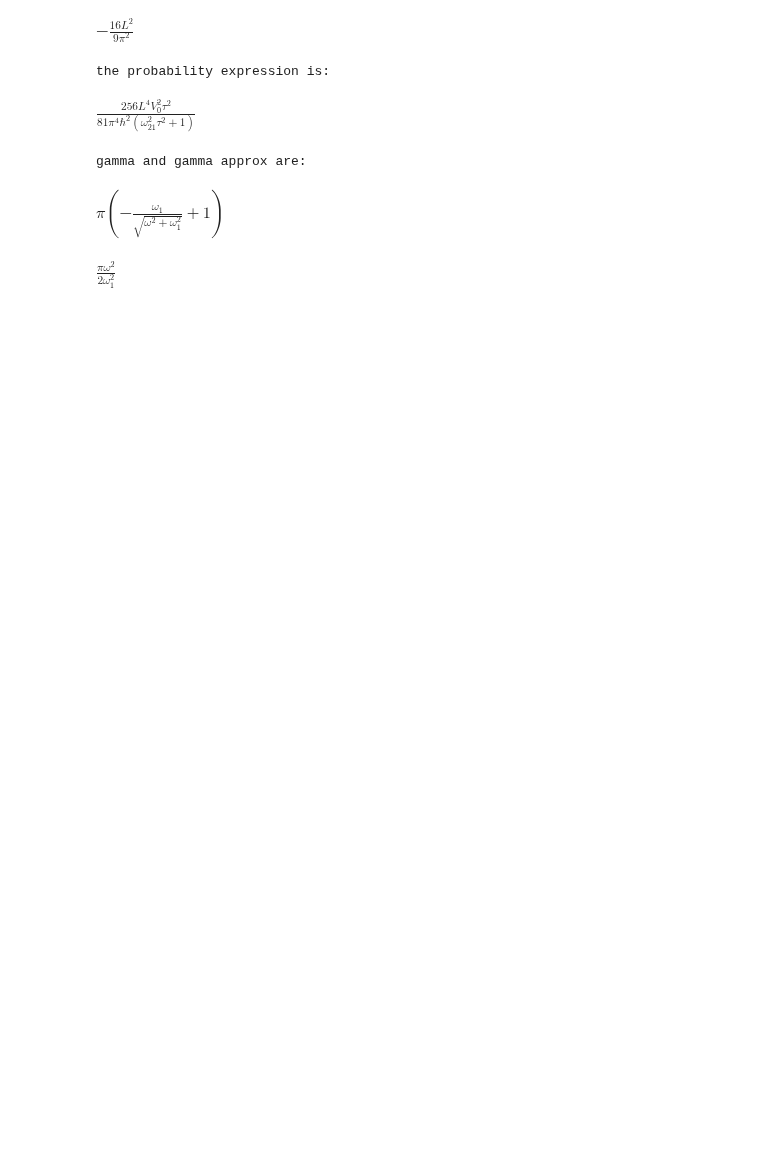
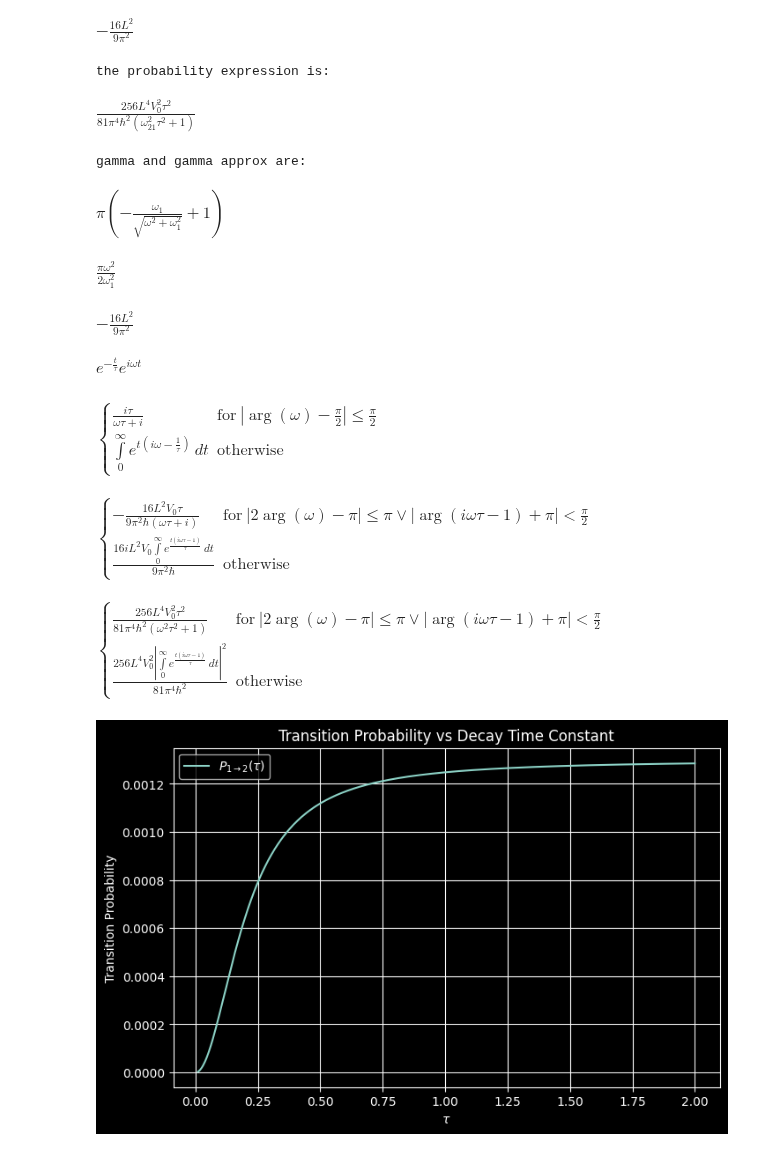
Before and after one commit to Aweymouth13/hwsolutions, a Jupyter notebook: Q_Computation_Morales/HW4/hw4.ipynb, the cells around one changed output. Drawn from its saved outputs; the diff is of its cells as text; code cells hidden in the pictures; blank space fills up the shorter version.

```diff
--- a/Q_Computation_Morales/HW4/hw4.ipynb
+++ b/Q_Computation_Morales/HW4/hw4.ipynb
@@ -225,3 +228,58 @@ display(gamma_exact, gamma_approx)
 gamma and gamma approx are:
 $\displaystyle \pi \left(- \frac{\omega_{1}}{\sqrt{\omega^{2} + \omega_{1}^{2}}} + 1\right)$
 $\displaystyle \frac{\pi \omega^{2}}{2 \omega_{1}^{2}}$
+# %%
+## problem 3
+
+#symbols
+t, T, tau = sp.symbols('t T tau', real=True, positive=True)
+V0, L, hbar = sp.symbols('V0 L hbar', real=True, positive=True)
+omega = sp.symbols('omega', real=True)
+pi = sp.pi
+
+#matrix element from my hand calculation
+matrix_element = -16*L**2 / (9*pi**2)
+
+#time-dependent part of amplitude integral
+integrand = sp.exp(sp.I * omega * t) * sp.exp(-t / tau)
+integral_result = sp.integrate(integrand, (t, 0, sp.oo))
+integral_result_simplified = sp.simplify(integral_result)
+
+#full amplitude
+c_2_1 = (V0 * matrix_element / (sp.I * hbar)) * integral_result_simplified
+c_2_1_simplified = sp.simplify(c_2_1)
+
+#probability
+P = sp.simplify(sp.Abs(c_2_1_simplified)**2)
+
+display(matrix_element,integrand,integral_result_simplified,c_2_1_simplified,P)
+#arbitrary numerical display P v. Tau
+# constants
+V0_val = 1
+L_val = 1
+hbar_val = 1
+omega_val = 5
+
+#tau values
+tau_vals = np.linspace(0.01, 2, 500)
+
+#probability formula
+P_vals = (256 * V0_val**2 * L_val**4 * tau_vals**2) / (81 * np.pi**4 * hbar_val**2 * (omega_val**2 * tau_vals**2 + 1))
+
+#plot
+plt.figure(figsize=(8,5))
+plt.plot(tau_vals, P_vals, label=r'$P_{1 \to 2}(\tau)$')
+plt.xlabel(r'$\tau$')
+plt.ylabel('Transition Probability')
+plt.title('Transition Probability vs Decay Time Constant')
+plt.grid(True)
+plt.legend()
+plt.savefig('p3_transition_v_tau.png',dpi=600)
+plt.show()
+# %% [output]
+$\displaystyle - \frac{16 L^{2}}{9 \pi^{2}}$
+$\displaystyle e^{- \frac{t}{\tau}} e^{i \omega t}$
+$\displaystyle \begin{cases} \frac{i \tau}{\omega \tau + i} & \text{for}\: \left|{\arg{\left(\omega \right)} - \frac{\pi}{2}}\right| \leq \frac{\pi}{2} \\\int\limits_{0}^{\infty} e^{t \left(i \omega - \frac{1}{\tau}\right)}\, dt & \text{otherwise} \end{cases}$
+$\displaystyle \begin{cases} - \frac{16 L^{2} V_{0} \tau}{9 \pi^{2} \hbar \left(\omega \tau + i\right)} & \text{for}\: \left|{2 \arg{\left(\omega \right)} - \pi}\right| \leq \pi \vee \left|{\arg{\left(i \omega \tau - 1 \right)} + \pi}\right| < \frac{\pi}{2} \\\frac{16 i L^{2} V_{0} \int\limits_{0}^{\infty} e^{\frac{t \left(i \omega \tau - 1\right)}{\tau}}\, dt}{9 \pi^{2} \hbar} & \text{otherwise} \end{cases}$
+$\displaystyle \begin{cases} \frac{256 L^{4} V_{0}^{2} \tau^{2}}{81 \pi^{4} \hbar^{2} \left(\omega^{2} \tau^{2} + 1\right)} & \text{for}\: \left|{2 \arg{\left(\omega \right)} - \pi}\right| \leq \pi \vee \left|{\arg{\left(i \omega \tau - 1 \right)} + \pi}\right| < \frac{\pi}{2} \\\frac{256 L^{4} V_{0}^{2} \left|{\int\limits_{0}^{\infty} e^{\frac{t \left(i \omega \tau - 1\right)}{\tau}}\, dt}\right|^{2}}{81 \pi^{4} \hbar^{2}} & \text{otherwise} \end{cases}$
+[figure, added]
```
Also changed, not shown: parts of 1 cell of this notebook, 3 other files.
